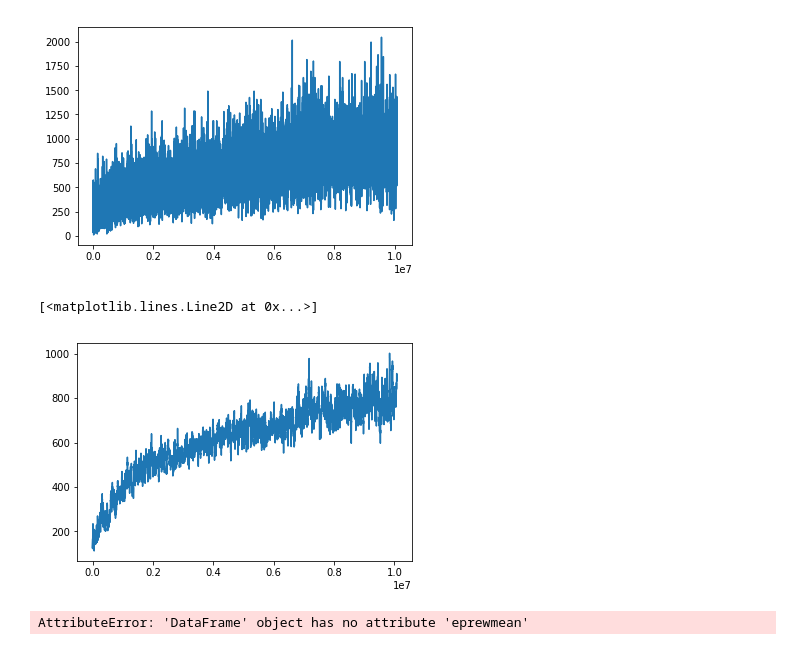
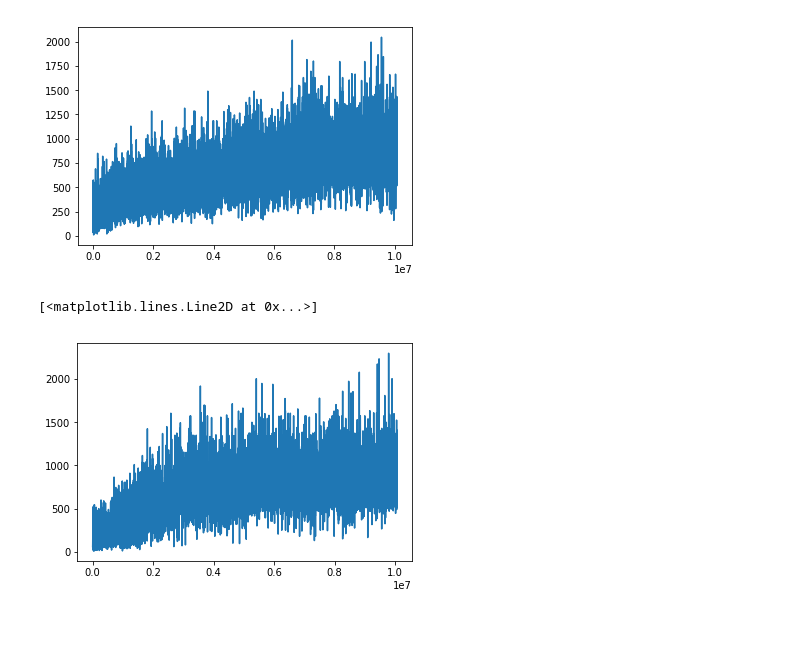
Before and after one commit to akarshgopal/ATLAS_S3_RL, a Jupyter notebook: Baselines_Viz.ipynb, the cells around one changed output. Saved outputs shown, nothing was run; the diff lists cells and outputs as text; code cells hidden in the pictures.

```diff
--- a/Baselines_Viz.ipynb
+++ b/Baselines_Viz.ipynb
@@ -9,14 +12,10 @@ plt.plot(np.cumsum(r.monitor.l), r.monitor.r)
 # %% [output]
 [<matplotlib.lines.Line2D at 0x...>]
 [figure]
-# %%
-plt.plot(np.cumsum(r.monitor.l), pu.smooth(r.monitor.r, radius=10))
-# %% [output]
-[<matplotlib.lines.Line2D at 0x...>]
-[figure, removed]
-# %%
-
-
-plt.plot(r.progress.total_timesteps, r.progress.eprewmean)
-# %% [output]
-AttributeError: 'DataFrame' object has no attribute 'eprewmean'
+# %%
+results2 = pu.load_results('~/Projects/ATLAS_S3_RL/logs/si_10M_acktr')
+r2 = results2[0]
+plt.plot(np.cumsum(r2.monitor.l), r2.monitor.r)
+# %% [output]
+[<matplotlib.lines.Line2D at 0x...>]
+[figure, added]
```
Also changed, not shown: parts of 4 cells of this notebook.
